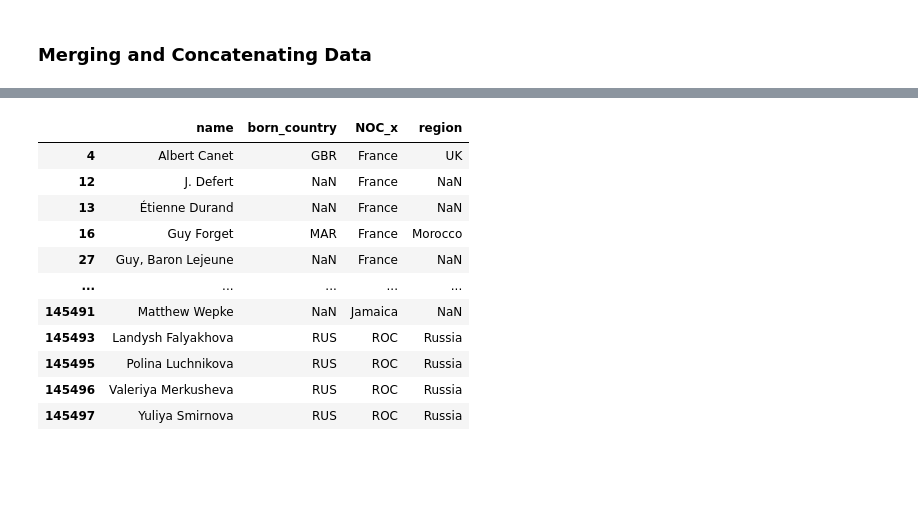
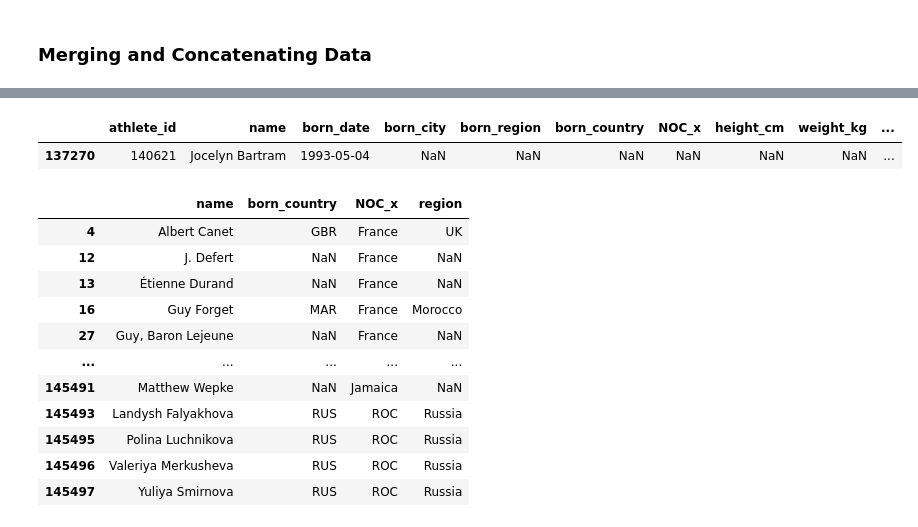
Before and after one commit to akshayupadhayay/pandas, a Jupyter notebook: notebooks/operations.ipynb, the cells around one changed output, grey strips where cells are left out. Cells and saved outputs as stored; diff of their text form; code cells hidden in the pictures; blank space fills up the shorter version.

```diff
--- a/notebooks/operations.ipynb
+++ b/notebooks/operations.ipynb
@@ -650,5 +660,12 @@ bios_new.head()
 | 2 | 3 | Jean Borotra | 1898-08-13 | Biarritz | Pyrénées-Atlantiques | FRA | France | 183.0 | 76.0 | ... |
 | 3 | 4 | Jacques Brugnon | 1895-05-11 | Paris VIIIe | Paris | FRA | France | 168.0 | 64.0 | ... |
 | 4 | 5 | Albert Canet | 1878-04-17 | Wandsworth | England | GBR | France | NaN | NaN | ... |
+# %%
+# for identifying invalid country codes in bios_new
+bios_nan = bios_new[bios_new['NOC_x'].isna()]
+bios_nan.head()
+# %% [output]
+|  | athlete_id | name | born_date | born_city | born_region | born_country | NOC_x | height_cm | weight_kg | ... |
+| 137270 | 140621 | Jocelyn Bartram | 1993-05-04 | NaN | NaN | NaN | NaN | NaN | NaN | ... |
 # %%
 # to select rows where the NOC_x column (which is the born_country from bios) is not equal to the region column (which is the region from nocs).
```
Also changed, not shown: parts of 7 cells of this notebook.
